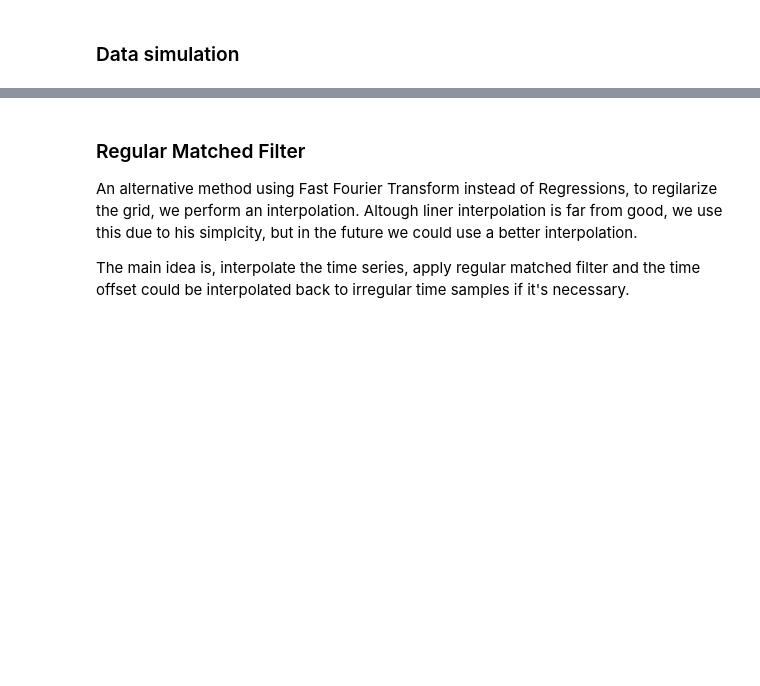
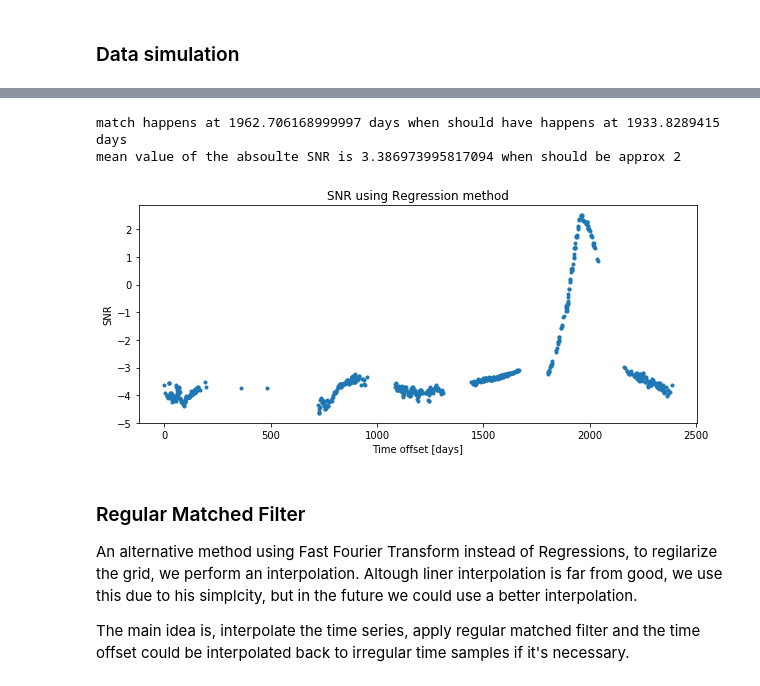
Before and after one commit to frmunozz/IrregularMatchedFilter, a Jupyter notebook: notebooks/analysis/comparingMethods.ipynb, the cells around one changed output, grey strips where cells are left out. Drawn from its saved outputs; the diff is of its cells as text; code cells hidden in the pictures; blank space fills up the shorter version.

```diff
--- a/notebooks/analysis/comparingMethods.ipynb
+++ b/notebooks/analysis/comparingMethods.ipynb
@@ -91,3 +97,51 @@ Our main method, receive an input data, a template and optionally a sampling fre
+# %%
+# create the frequency objective grid
+def create_freq(times):
+    nyq_freq = len(times) / times.duration / 2
+    minf = 1 / times.duration #min freq, avoid 0
+    freqs = FrequencySamples(input_time=times, minimum_frequency=minf, maximum_frequency=nyq_freq, samples_per_peak=1)
+    freqs = FrequencySamples(initial_array=np.append(np.sort(-freqs.data), freqs.data), df=freqs.basic_df)
+    return freqs
+
+# instanciate the Regression and Transformer
+def create_transformer(freq):
+    reg = SGDRegression(alpha=1e-8, max_iter=1000, penalty='l2', l1_ratio=0.5, tol=0.001)
+    return RegressionTransformer(reg=reg, freq=freq)
+
+# Transform the data and template
+def transform_all(data, template, tr):
+    data_ft = data.to_frequencyseries(tr)
+    template_ft = template.to_frequencyseries(tr)
+    return data_ft, template_ft
+
+# compute the PSD of the data
+def compute_psd(data, freq):
+    return data.psd(freq)
+
+# compute the SNR
+def compute_snr(times, data, template):
+    freq = create_freq(times)
+    tr = create_transformer(freq)
+    d, t = transform_all(data, template, tr)
+#     psd = compute_psd(data, freq)
+    psd = None
+    return matched_filter_core(times, d, t, tr, psd=psd)
+
+
+snr = compute_snr(times, data, temp)
+# %%
+plt.figure(figsize=(10, 4))
+plt.title("SNR using Regression method")
+plt.xlabel("Time offset [days]")
+plt.ylabel("SNR")
+plt.plot(times, snr, '.')
+
+print("match happens at {} days when should have happens at {} days".format(times[np.argmax(snr)], teo_match))
+print("mean value of the absoulte SNR is {} when should be approx 2".format(np.mean(np.abs(snr))))
+# %% [output]
+match happens at 1962.706168999997 days when should have happens at 1933.8289415 days
+mean value of the absoulte SNR is 3.386973995817094 when should be approx 2
+[figure, added]
 # %% [markdown]
 ### Regular Matched Filter
 
```
Also changed, not shown: parts of 5 cells of this notebook.
